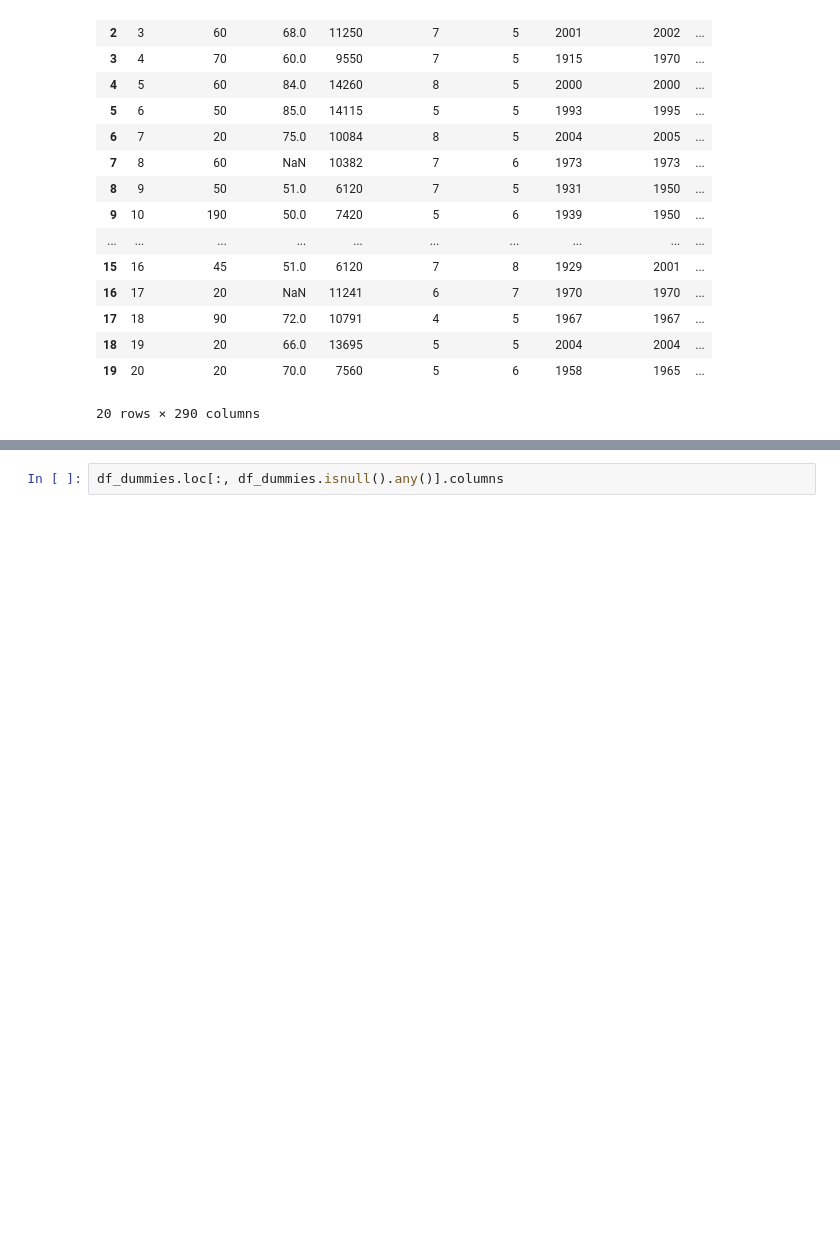
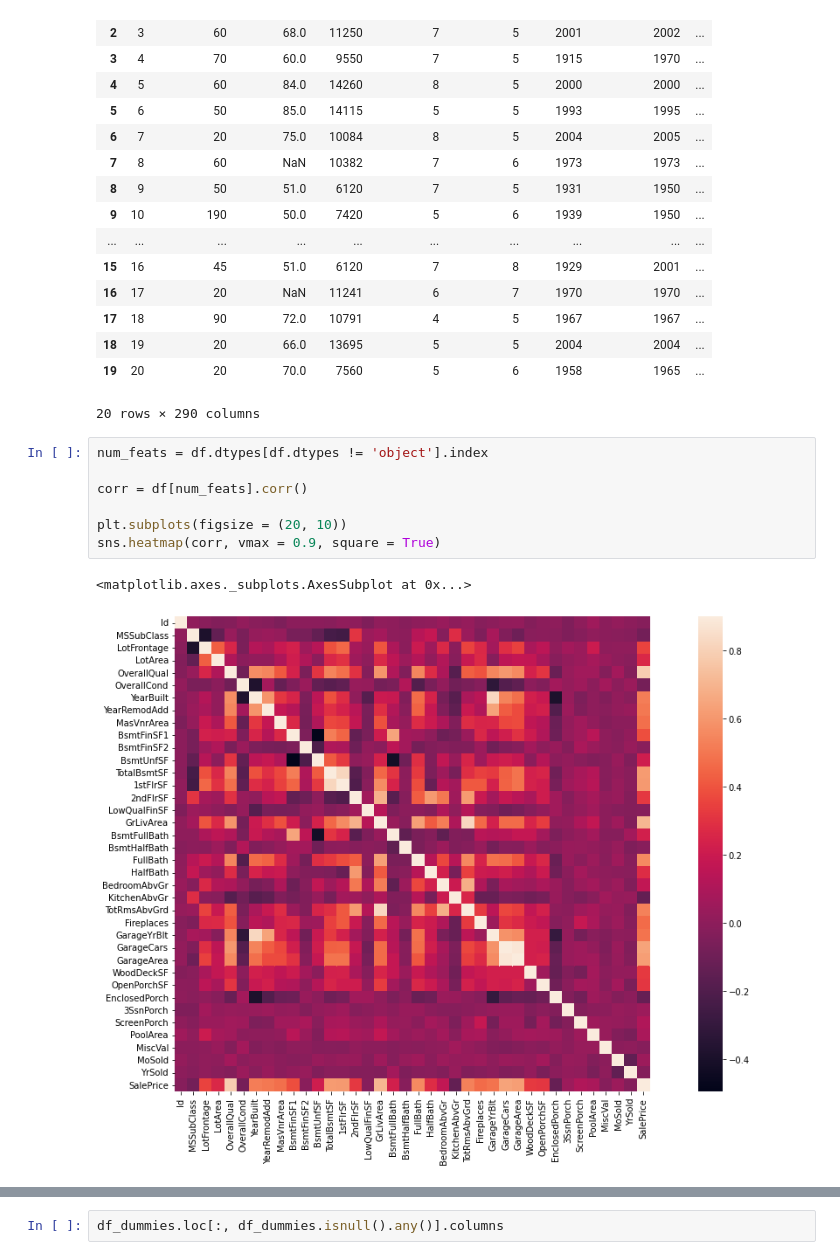
Before and after one commit to sultanardia/House-Prices, a Jupyter notebook: House_Prices_Advanced_Regression_Techniques.ipynb, the cells around one changed output, grey strips where cells are left out. Drawn from its saved outputs; the diff is of its cells as text; blank space fills up the shorter version.

```diff
--- a/House_Prices_Advanced_Regression_Techniques.ipynb
+++ b/House_Prices_Advanced_Regression_Techniques.ipynb
@@ -50,3 +48,13 @@ df_dummies.head(20)
 | 18 | 19 | 20 | 66.0 | 13695 | 5 | 5 | 2004 | 2004 | ... |
 | 19 | 20 | 20 | 70.0 | 7560 | 5 | 6 | 1958 | 1965 | ... |
 20 rows × 290 columns
+# %%
+num_feats = df.dtypes[df.dtypes != 'object'].index
+
+corr = df[num_feats].corr()
+
+plt.subplots(figsize = (20, 10))
+sns.heatmap(corr, vmax = 0.9, square = True)
+# %% [output]
+<matplotlib.axes._subplots.AxesSubplot at 0x...>
+[figure, added]
```
Also changed, not shown: parts of 5 cells of this notebook.
